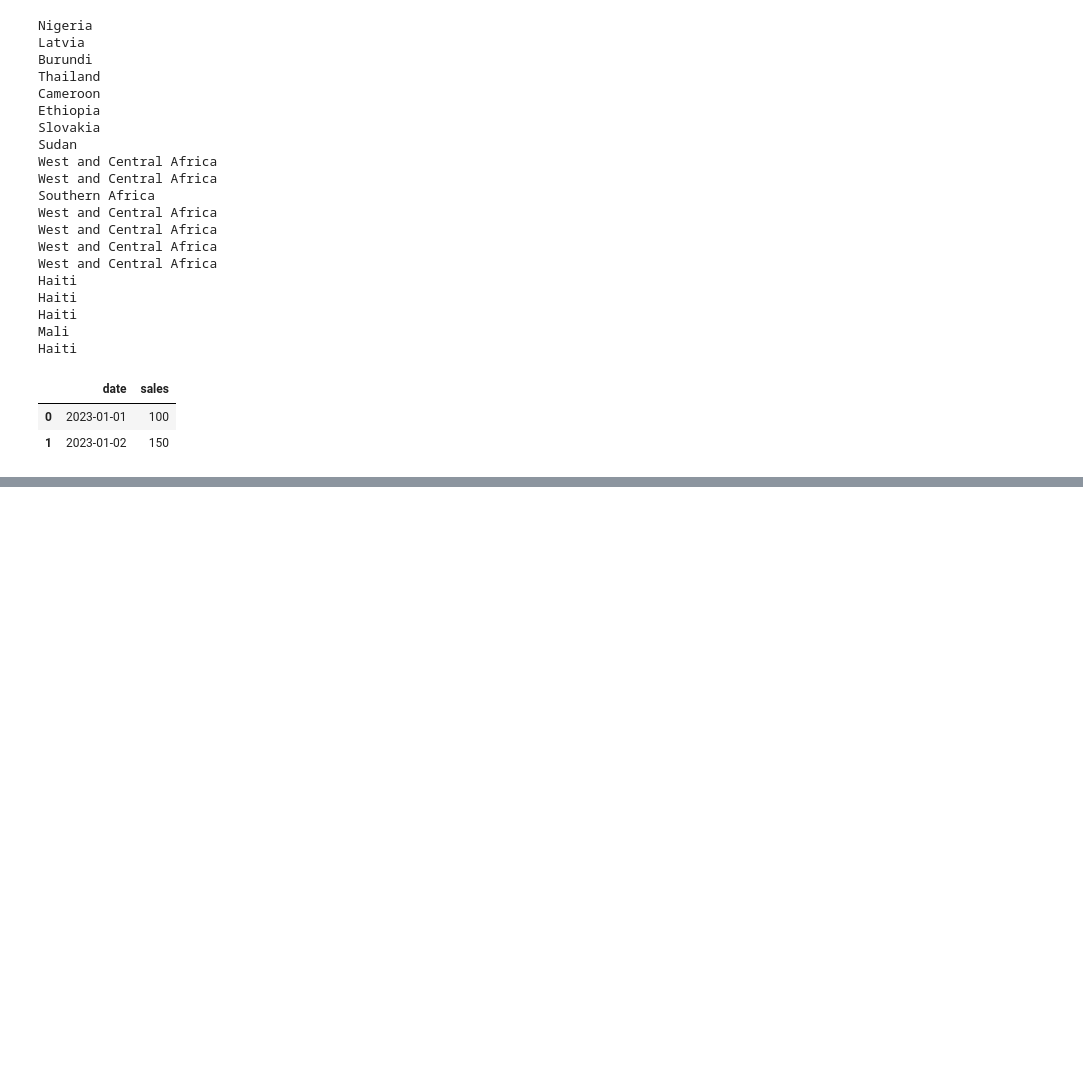
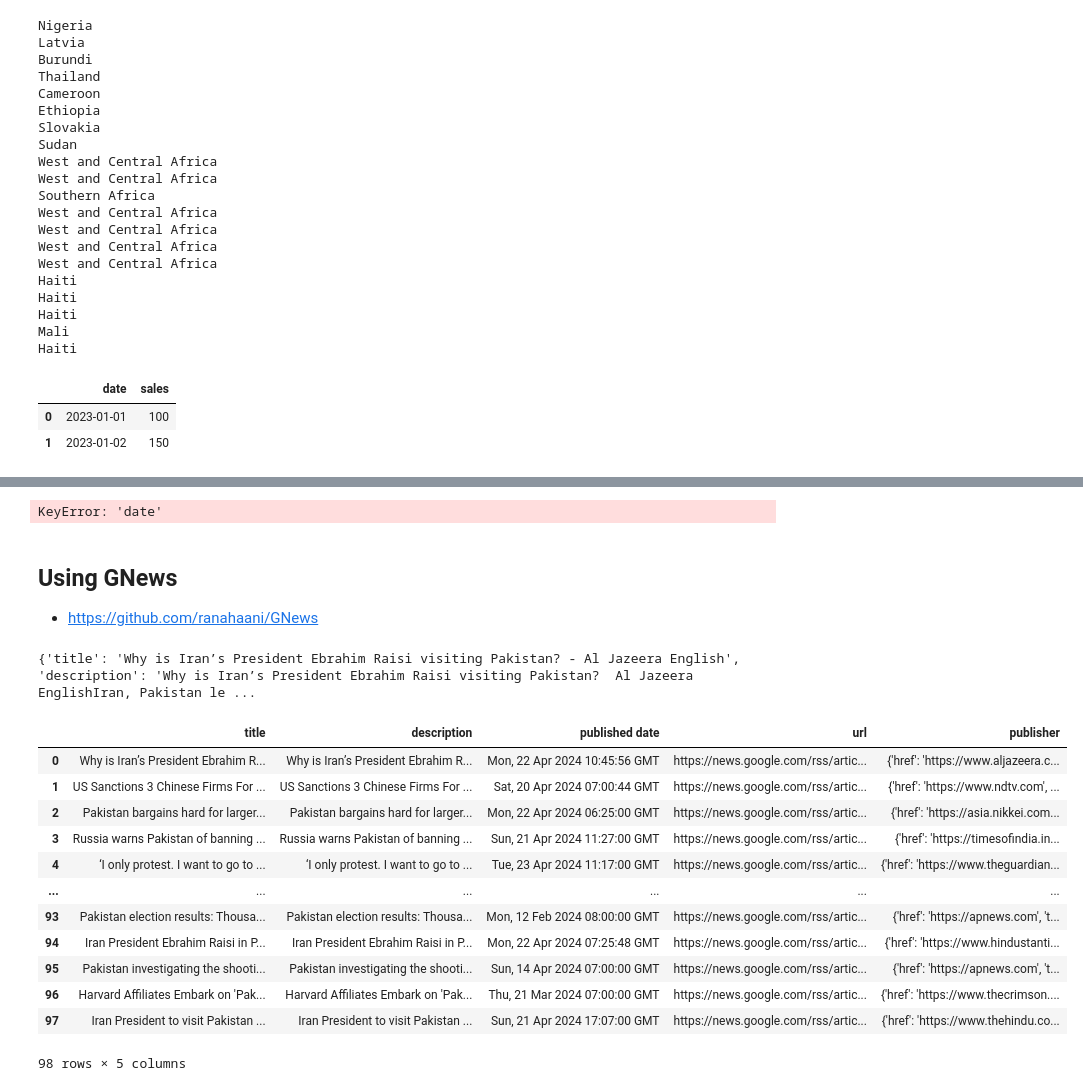
Before and after one commit to Otomisin/c-practise, a Jupyter notebook: WebScraping/freeCodeCamp.ipynb, the cells around one changed output, grey strips where cells are left out. Drawn from its saved outputs; the diff is of its cells as text; code cells hidden in the pictures; blank space fills up the shorter version.

```diff
--- a/WebScraping/freeCodeCamp.ipynb
+++ b/WebScraping/freeCodeCamp.ipynb
@@ -811,0 +1190,68 @@ df['date'] = pd.to_datetime(df['date'])
+# %%
+import pandas as pd
+from gnews import GNews
+
+# Create an instance of GNews
+google_news = GNews()
+
+# Get news articles about NASA
+articles = google_news.get_news('NASA')
+
+# Initialize lists to store data
+dates = []
+sources = []
+links = []
+titles = []
+summaries = []
+
+# Extract data from each article
+for article in articles:
+    dates.append(article['date'])
+    sources.append(article['source'])
+    links.append(article['link'])
+    titles.append(article['title'])
+    summaries.append(article['desc'])
+
+# Create a DataFrame
+df = pd.DataFrame({
+    'Source': sources,
+    'Link': links,
+    'Title': titles,
+    'Summary': summaries
+})
+
+# Display the DataFrame
+print(df)
+# %% [output]
+KeyError: 'date'
+# %% [markdown]
+## Using GNews
+
+- https://github.com/ranahaani/GNews
+# %%
+from gnews import GNews
+
+google_news = GNews()
+pakistan_news = google_news.get_news('Pakistan')
+print(pakistan_news[0])
+# %% [output]
+{'title': 'Why is Iran’s President Ebrahim Raisi visiting Pakistan? - Al Jazeera English', 'description': 'Why is Iran’s President Ebrahim Raisi visiting Pakistan?  Al Jazeera EnglishIran, Pakistan le ...
+# %%
+df = pd.DataFrame(pakistan_news)
+
+# Display the DataFrame
+df
+# %% [output]
+|  | title | description | published date | url | publisher |
+| 0 | Why is Iran’s President Ebrahim R... | Why is Iran’s President Ebrahim R... | Mon, 22 Apr 2024 10:45:56 GMT | https://news.google.com/rss/artic... | {'href': 'https://www.aljazeera.c... |
+| 1 | US Sanctions 3 Chinese Firms For ... | US Sanctions 3 Chinese Firms For ... | Sat, 20 Apr 2024 07:00:44 GMT | https://news.google.com/rss/artic... | {'href': 'https://www.ndtv.com', ... |
+| 2 | Pakistan bargains hard for larger... | Pakistan bargains hard for larger... | Mon, 22 Apr 2024 06:25:00 GMT | https://news.google.com/rss/artic... | {'href': 'https://asia.nikkei.com... |
+| 3 | Russia warns Pakistan of banning ... | Russia warns Pakistan of banning ... | Sun, 21 Apr 2024 11:27:00 GMT | https://news.google.com/rss/artic... | {'href': 'https://timesofindia.in... |
+| 4 | ‘I only protest. I want to go to ... | ‘I only protest. I want to go to ... | Tue, 23 Apr 2024 11:17:00 GMT | https://news.google.com/rss/artic... | {'href': 'https://www.theguardian... |
+| ... | ... | ... | ... | ... | ... |
+| 93 | Pakistan election results: Thousa... | Pakistan election results: Thousa... | Mon, 12 Feb 2024 08:00:00 GMT | https://news.google.com/rss/artic... | {'href': 'https://apnews.com', 't... |
+| 94 | Iran President Ebrahim Raisi in P... | Iran President Ebrahim Raisi in P... | Mon, 22 Apr 2024 07:25:48 GMT | https://news.google.com/rss/artic... | {'href': 'https://www.hindustanti... |
+| 95 | Pakistan investigating the shooti... | Pakistan investigating the shooti... | Sun, 14 Apr 2024 07:00:00 GMT | https://news.google.com/rss/artic... | {'href': 'https://apnews.com', 't... |
+| 96 | Harvard Affiliates Embark on 'Pak... | Harvard Affiliates Embark on 'Pak... | Thu, 21 Mar 2024 07:00:00 GMT | https://news.google.com/rss/artic... | {'href': 'https://www.thecrimson.... |
+| 97 | Iran President to visit Pakistan ... | Iran President to visit Pakistan ... | Sun, 21 Apr 2024 17:07:00 GMT | https://news.google.com/rss/artic... | {'href': 'https://www.thehindu.co... |
+98 rows × 5 columns
```
Also changed, not shown: parts of 16 cells of this notebook.
